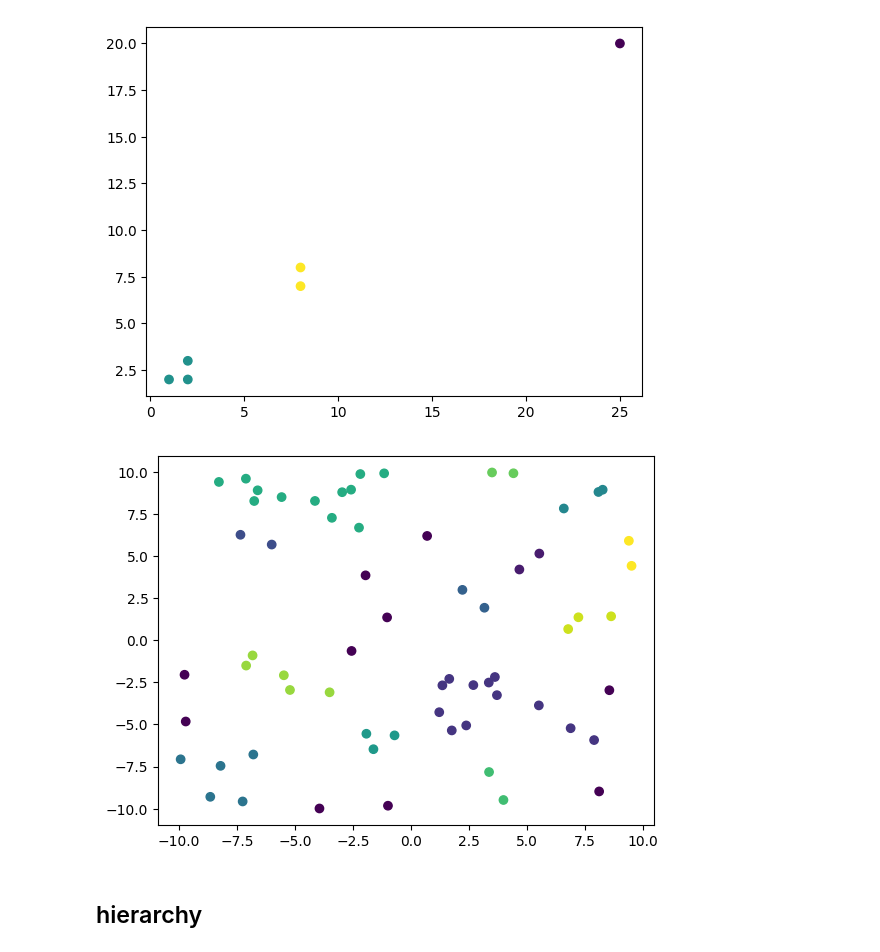
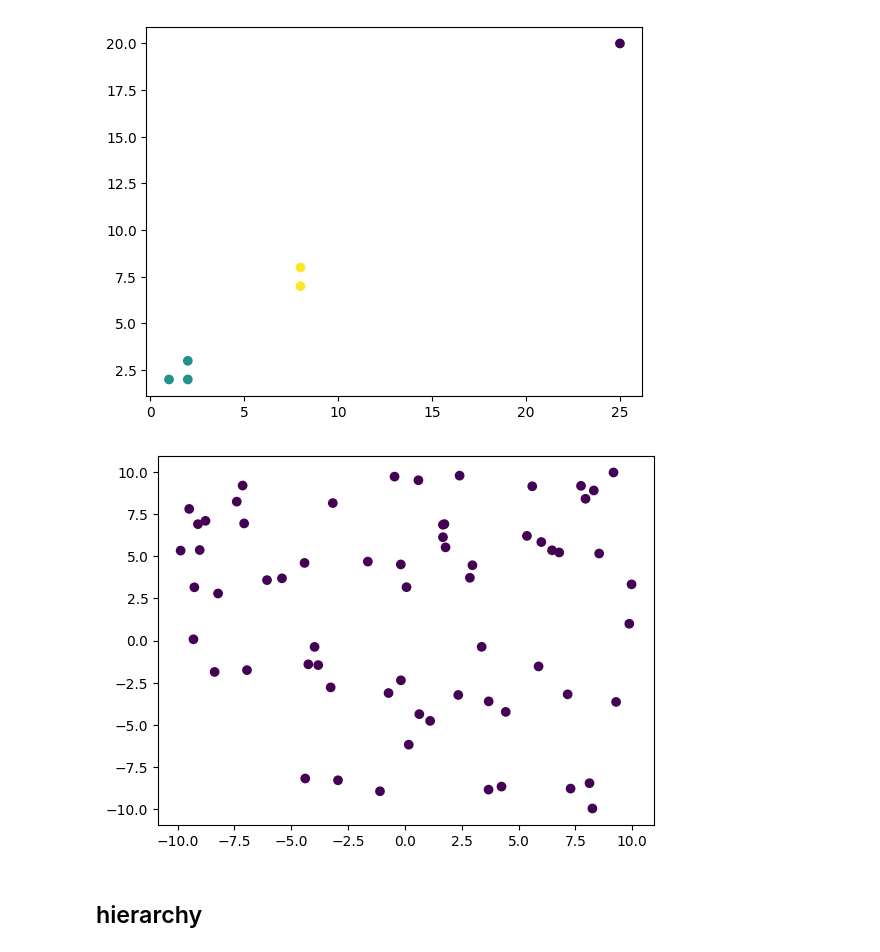
Before and after one commit to garfield-gray/Soft-Computing, a Jupyter notebook: MNSV.ipynb, the cells around one changed output. Cells and saved outputs as stored; diff of their text form; code cells hidden in the pictures.

```diff
--- a/MNSV.ipynb
+++ b/MNSV.ipynb
@@ -288,17 +288,17 @@ plt.show()
 # %%
 NS = 10
 NP = NS * (NS + 3) // 2
 R = np.array([[-10, 10], [-10, 10]])
 X = np.random.uniform(R[0, 0], R[0, 1], (NP, 2))
 
 
-clustering = DBSCAN(eps=2, min_samples=2).fit(X)
+clustering = DBSCAN(eps=5, min_samples=2).fit(X)
 clustering.labels_
 # clustering
 plt.scatter(X[:,0], X[:,1], c = clustering.labels_)
 plt.show()
 # %% [output]
-[figure, old version]
+[figure, new version]
 # %% [markdown]
 ## hierarchy
 # %% [markdown]
```
Also changed, not shown: parts of 3 cells of this notebook.
